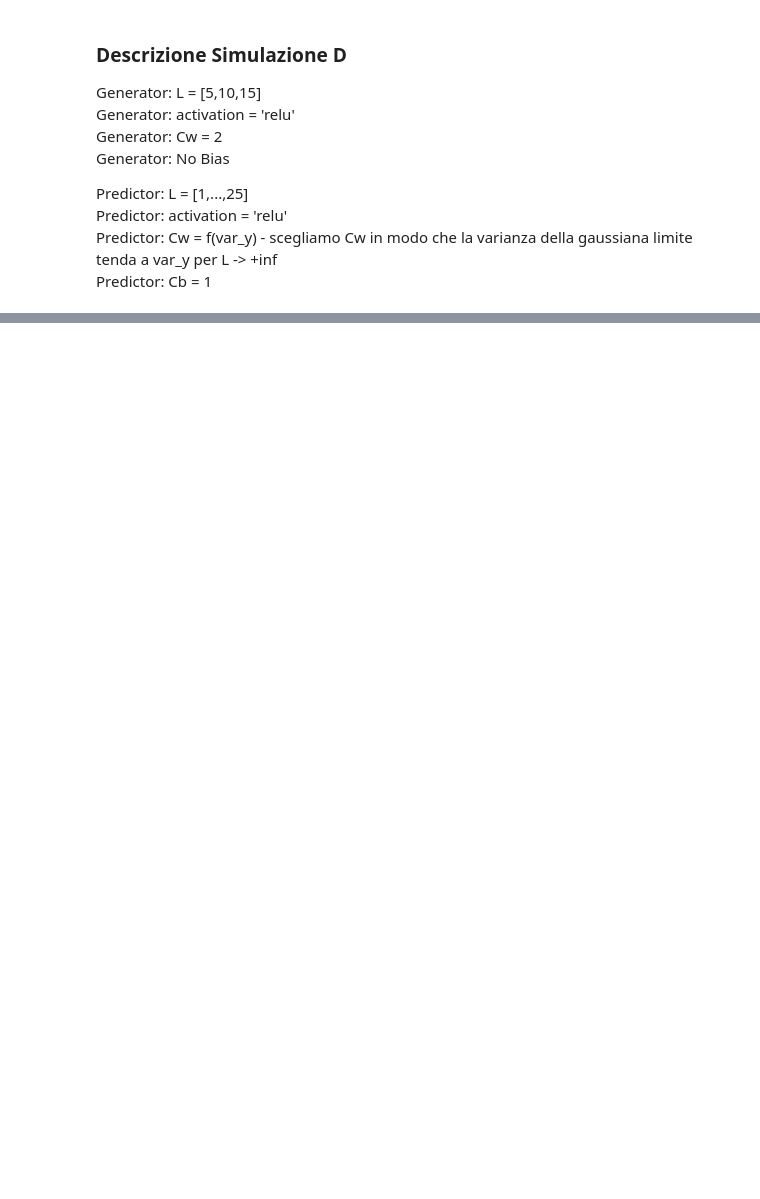
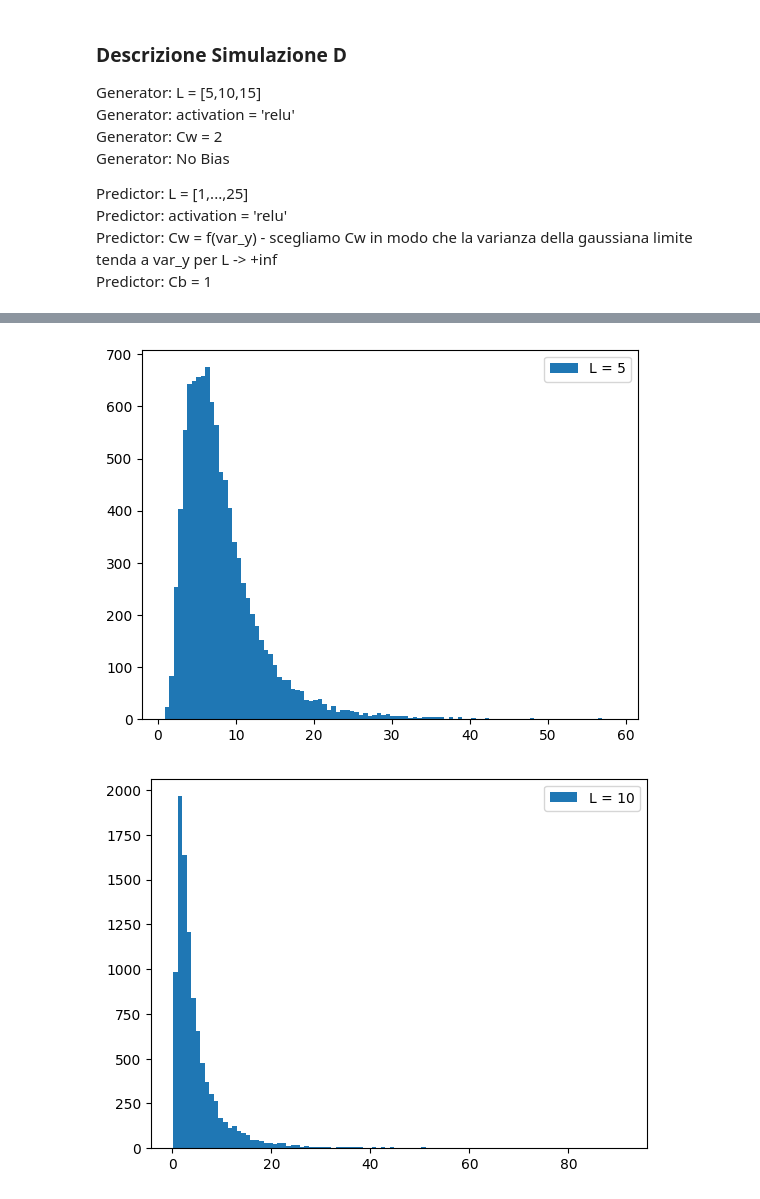
Before and after one commit to FabianoVeglianti/Architecture_Selection_Using_Infinite_Width_Limit_Neural_Network, a Jupyter notebook: simulazioni.ipynb, the cells around one changed output, grey strips where cells are left out. Cells and saved outputs as stored; diff of their text form; code cells hidden in the pictures; blank space fills up the shorter version.

```diff
--- a/simulazioni.ipynb
+++ b/simulazioni.ipynb
@@ -1626,0 +1691,6 @@ Cw:     0.16951231647689524
+# %%
+grid_parameters_datasets = {'L' : [5,10,15], 'n':[50], 'activation':['relu'], 'Cb': [1], 'Cw': [2]}
+grid_parameters_predictors = {'L' : np.arange(1,41,1), 'n':[5], 'activation':['relu'], 'Cb': np.linspace(start = 0.05, stop = 2.5, num = 50), 'Cw': [2]}
+# %%
+dataset_handler = DatasetHandler()
+input = create_or_load_input(basepath, args_datahandling, radius = args.d)
@@ -1626,0 +1805,17 @@ Cw:     0.16951231647689524
+# %%
+args_datahandling = Namespace(
+    create_new_input = True,
+    save_input_on_cloud = True,
+    save_var_y_on_cloud = True
+)
+
+args = Namespace(
+    # Data and Path information
+    n_sample = 10000,
+    d = 10, #n_0
+    n_L_plus_1 = 1,
+    significance = 0.05, #pvalue
+    percentage_interval = 0.2   #backtesting
+)
+
+basepath = '/content/drive/MyDrive/Simulazioni/Varianza_Dataset/1/'
@@ -1626,0 +1825,3 @@ Cw:     0.16951231647689524
+# %%
+dataset_handler = DatasetHandler()
+input = create_or_load_input(basepath, args_datahandling)
@@ -1626,0 +1893,16 @@ Cw:     0.16951231647689524
+# %%
+dict_L_vars = {}
+for architecture in get_architecture(grid_parameters_datasets):
+  L, n, activation, Cb, Cw = unpack_architecture(architecture)
+  path = basepath + str(L) + "_" + activation
+  filename = path + "/var_y.csv"
+  with open(filename, 'r', encoding = 'utf-8-sig') as f:
+    df = pd.read_csv(f)
+    dict_L_vars[L] = df
+  fig = plt.figure()
+  plt.hist(df['var_y'], bins = 100, label = "L = " + str(L))
+  plt.legend()
+  plt.show()
+# %% [output]
+[figure, added]
+[figure, added]
```
Also changed, not shown: parts of 34 cells of this notebook.
